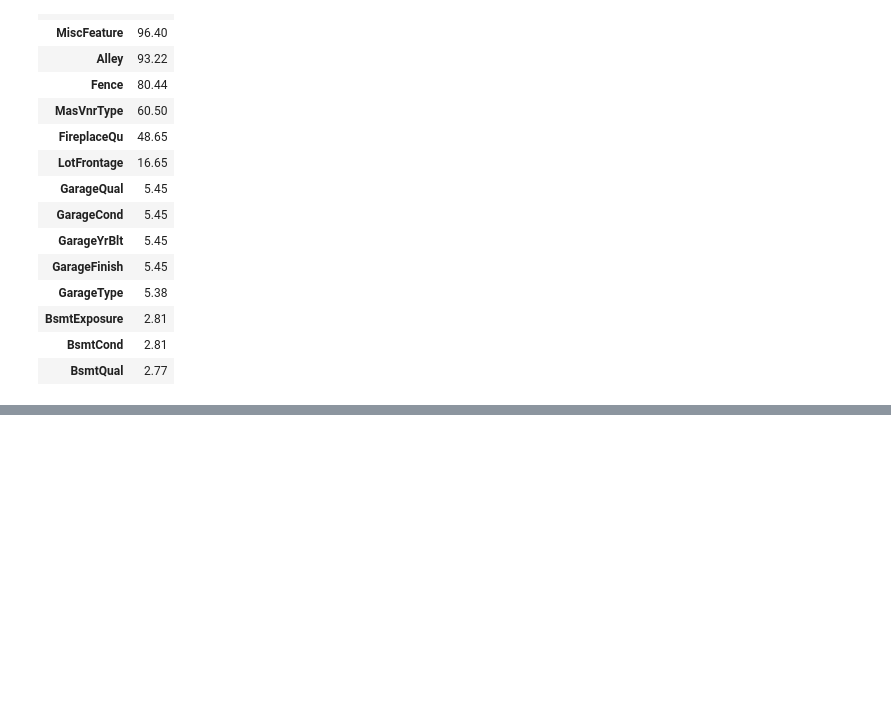
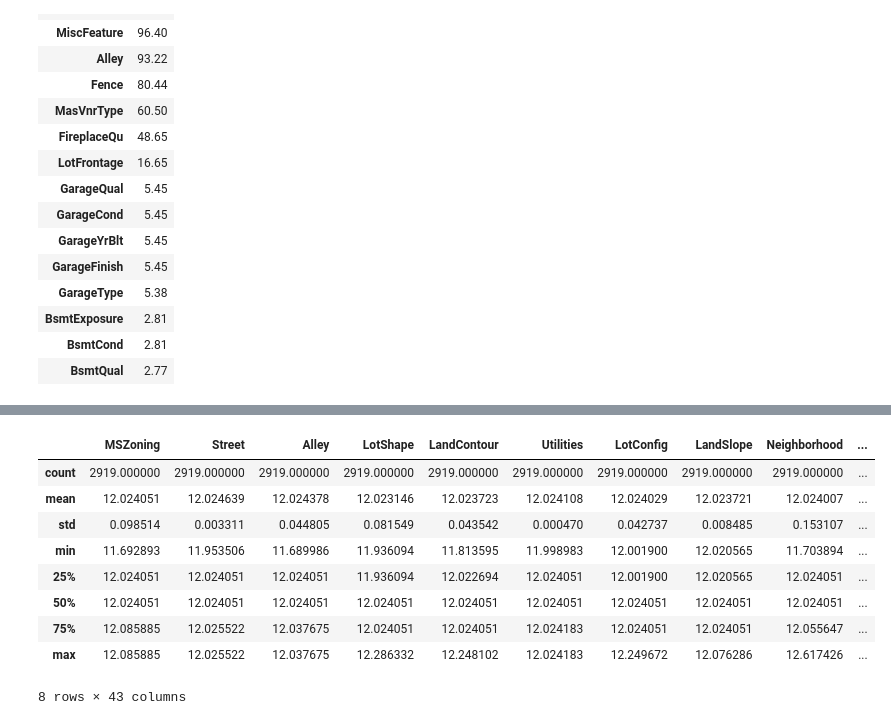
Before and after one commit to vasevooo/housing_kaggle, a Jupyter notebook: advanced housing_reg.ipynb, the cells around one changed output, grey strips where cells are left out. Saved outputs shown, nothing was run; the diff lists cells and outputs as text; code cells hidden in the pictures; blank space fills up the shorter version.

```diff
--- a/advanced housing_reg.ipynb
+++ b/advanced housing_reg.ipynb
@@ -149,0 +165,3 @@ missing_values.head(15)
+# %%
+df_cat = df.select_dtypes(include = ['object'])
+df_cat.head()
@@ -149,0 +176,9 @@ missing_values.head(15)
+# %%
+## missing values in cat feautures
+
+missing_values_cat = pd.DataFrame(df_cat.isnull().mean().round(4).mul(100).sort_values(ascending=False))
+missing_values_cat.head(15)
+
+
+## Заполнил все NaN 'Lack_F', так как в данном случае NaN у нас - это не пустое поле, а отсутствие признака
+df_cat.fillna('Lack_F', inplace=True)
@@ -149,0 +205,17 @@ missing_values.head(15)
+# %%
+selected_columns = df_cat.loc[:, df_cat.nunique() >= 5]
+
+# Хочу заменить значения на 'other' у колонок с выбранным threshold. Далее можно будет подумать над выбором значения и подбирать для каждой колонки.
+thresholds = selected_columns.apply(lambda x: x.count() * 0.05)
+
+## итерируюсь по колонкам и заменяю значения меньше threshold на 'other'
+
+for column, threshold in zip(selected_columns.columns, thresholds):
+    counts = selected_columns[column].value_counts()
+    to_replace = counts[counts < threshold].index
+    selected_columns[column] = selected_columns[column].replace(to_replace, 'other')
+
+
+## вставляем отобранные колонки в df_cat
+
+df_cat[selected_columns.columns] = selected_columns
@@ -149,0 +270,25 @@ missing_values.head(15)
+# %%
+## Попробую использовать target encoder для всех фичей
+
+from category_encoders import TargetEncoder
+te = TargetEncoder()
+
+## Обучаем target encoding
+te.fit(df_cat.loc[0:1459,:], y)
+
+## Собираем df с target encoding
+df_cat_te = pd.concat([te.transform(df_cat.loc[0:1459,:]), te.transform(te.transform(df_cat.loc[1460:,:]))], axis=0)
+
+
+df_cat_te.describe()
+# %% [output]
+|  | MSZoning | Street | Alley | LotShape | LandContour | Utilities | LotConfig | LandSlope | Neighborhood | ... |
+| count | 2919.000000 | 2919.000000 | 2919.000000 | 2919.000000 | 2919.000000 | 2919.000000 | 2919.000000 | 2919.000000 | 2919.000000 | ... |
+| mean | 12.024051 | 12.024639 | 12.024378 | 12.023146 | 12.023723 | 12.024108 | 12.024029 | 12.023721 | 12.024007 | ... |
+| std | 0.098514 | 0.003311 | 0.044805 | 0.081549 | 0.043542 | 0.000470 | 0.042737 | 0.008485 | 0.153107 | ... |
+| min | 11.692893 | 11.953506 | 11.689986 | 11.936094 | 11.813595 | 11.998983 | 12.001900 | 12.020565 | 11.703894 | ... |
+| 25% | 12.024051 | 12.024051 | 12.024051 | 11.936094 | 12.022694 | 12.024051 | 12.001900 | 12.020565 | 12.024051 | ... |
+| 50% | 12.024051 | 12.024051 | 12.024051 | 12.024051 | 12.024051 | 12.024051 | 12.024051 | 12.024051 | 12.024051 | ... |
+| 75% | 12.085885 | 12.025522 | 12.037675 | 12.024051 | 12.024051 | 12.024183 | 12.024051 | 12.024051 | 12.055647 | ... |
+| max | 12.085885 | 12.025522 | 12.037675 | 12.286332 | 12.248102 | 12.024183 | 12.249672 | 12.076286 | 12.617426 | ... |
+8 rows × 43 columns
```
Also changed, not shown: parts of 16 cells of this notebook.
